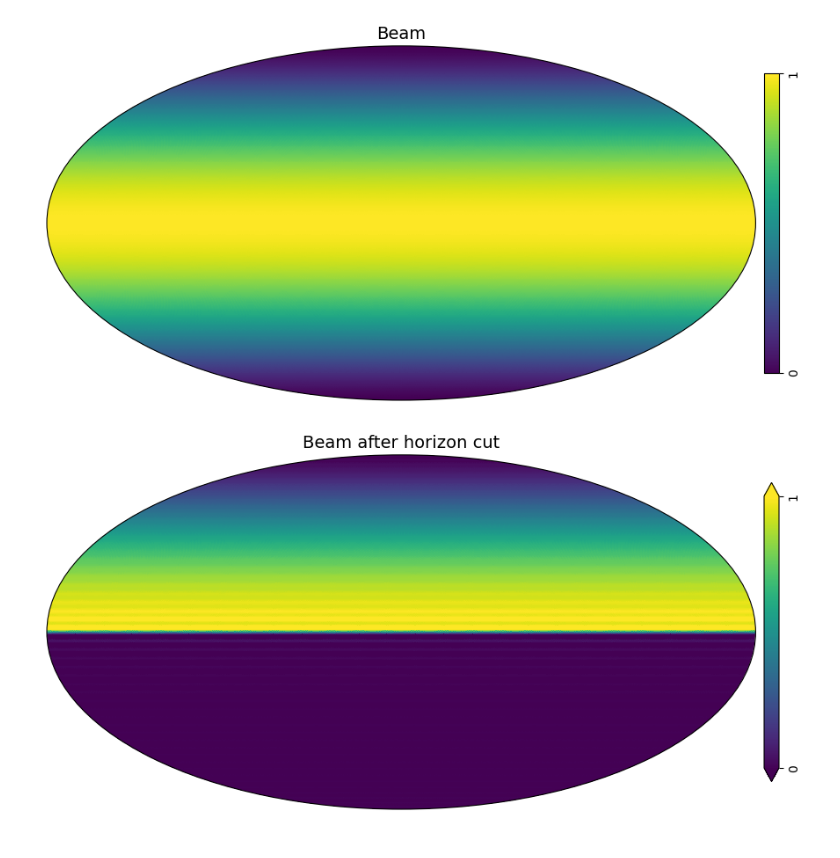
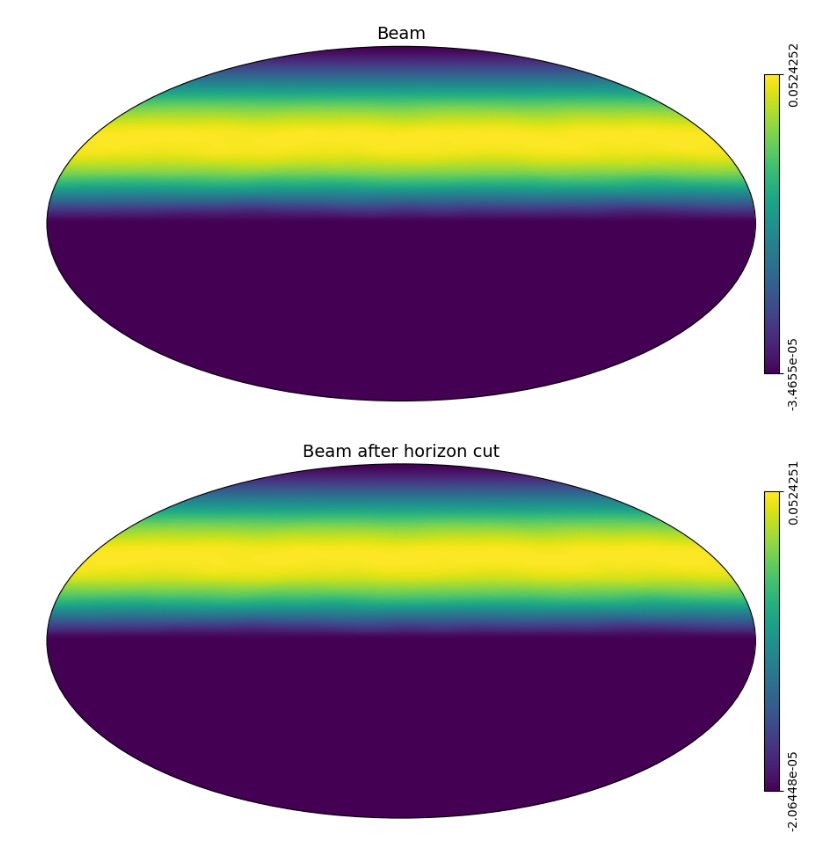
Before and after one commit to christianhbye/ucb_research, a Jupyter notebook: lusee_maps/Untitled1.ipynb, the cells around one changed output. Drawn from its saved outputs; the diff is of its cells as text; code cells hidden in the pictures.

```diff
--- a/lusee_maps/Untitled1.ipynb
+++ b/lusee_maps/Untitled1.ipynb
@@ -42,23 +40,40 @@ ntimes = 1000
 FREQ = 50  # MHz
+# %%
+phi, theta, gain = np.loadtxt("GainPlot_FIORE_Moon_05MHz_monopole_6m.csv", delimiter=",", skiprows=1).T
+cut = phi == 360
+phi = np.unique(phi[~cut]) * np.pi / 180
+theta = np.unique(theta[~cut]) * np.pi / 180
+gain = gain[~cut].reshape(theta.size, phi.size)
+beam = cro.Beam.from_grid(gain, theta, phi, lmax, nside=NSIDE, frequencies=FREQ, coord="T")
+
+hp.projview(beam.hp_map(NSIDE), cbar=True, title="Beam", cb_orientation="vertical")
+plt.show()
+
+horizon = np.ones(NPIX)
+theta = hp.pix2ang(NSIDE, np.arange(NPIX))[0]
+horizon[theta > np.pi / 2] = 0
+beam.horizon_cut(horizon=horizon)
+hp.projview(beam.hp_map(NSIDE), cbar=True, title="Beam after horizon cut", cb_orientation="vertical")
+plt.show()
+# %% [output]
+[figure, added]
+[figure, added]
 # %%
-alm = np.zeros(hp.Alm.getsize(lmax))
-beam = cro.Beam(alm, lmax=lmax, coord="T", frequencies=FREQ)
-beam[0, 0] = 4/3 * np.sqrt(np.pi)
-#beam[1, 0] = np.sqrt(np.pi / 3)
-beam[2, 0] = - 4/3 * np.sqrt(np.pi / 5) #- np.sqrt(np.pi / 3)
+# alm = np.zeros(hp.Alm.getsize(lmax))
+# beam = cro.Beam(alm, lmax=lmax, coord="T", frequencies=FREQ)
+# beam[0, 0] = 4/3 * np.sqrt(np.pi)
+# #beam[1, 0] = np.sqrt(np.pi / 3)
+# beam[2, 0] = - 4/3 * np.sqrt(np.pi / 5) #- np.sqrt(np.pi / 3)
 
-hp.projview(beam.hp_map(NSIDE), cbar=True, title="Beam", cb_orientation="vertical", min=0, max=1)
-plt.show()
+# hp.projview(beam.hp_map(NSIDE), cbar=True, title="Beam", cb_orientation="vertical", min=0, max=1)
+# plt.show()
 
-horizon = np.ones(NPIX)
-theta = hp.pix2ang(NSIDE, np.arange(NPIX))[0]
-horizon[theta > np.pi / 2] = 0
-beam.horizon_cut(horizon=horizon)
-hp.projview(beam.hp_map(NSIDE), cbar=True, title="Beam after horizon cut", cb_orientation="vertical", min=0, max=1)
-plt.show()
+# horizon = np.ones(NPIX)
+# theta = hp.pix2ang(NSIDE, np.arange(NPIX))[0]
+# horizon[theta > np.pi / 2] = 0
+# beam.horizon_cut(horizon=horizon)
+# hp.projview(beam.hp_map(NSIDE), cbar=True, title="Beam after horizon cut", cb_orientation="vertical", min=0, max=1)
+# plt.show()
-# %% [output]
-[figure, removed]
-[figure, removed]
 # %%
 def all_alm(hp_alm, lmax=lmax):
     """
```
Also changed, not shown: parts of 11 cells of this notebook.
